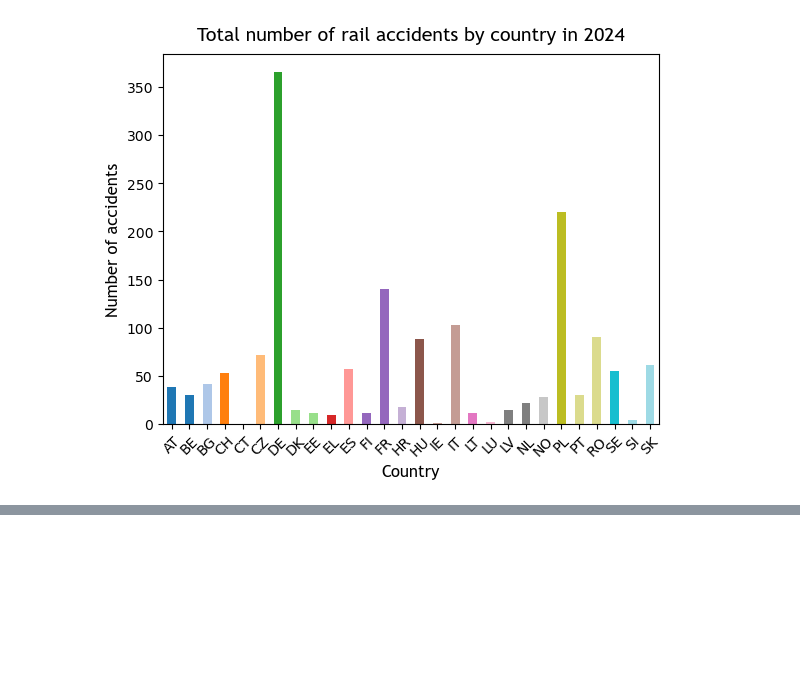
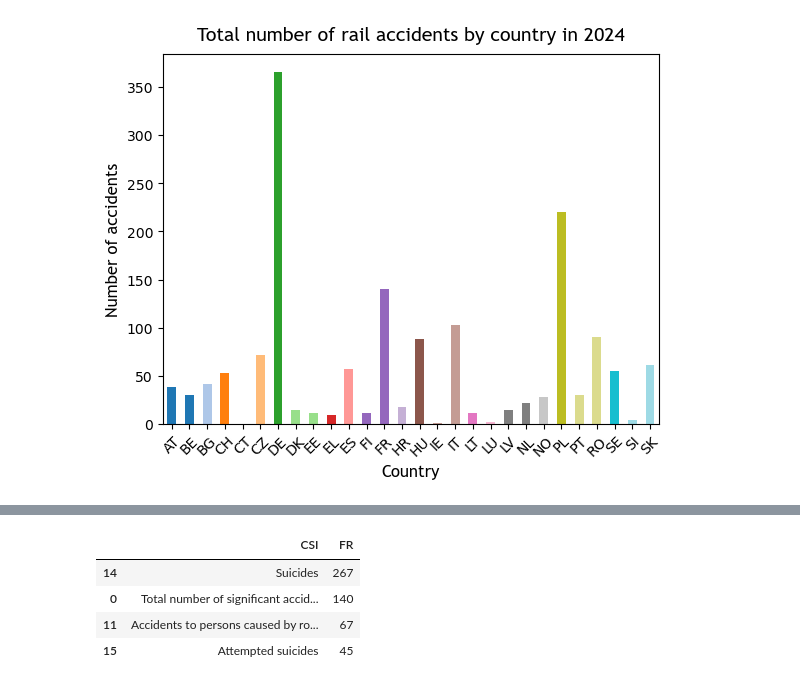
Before and after one commit to aedpluto/train-crashes, a Jupyter notebook: Train crashes in Europe.ipynb, the cells around one changed output, grey strips where cells are left out. Saved outputs shown, nothing was run; the diff lists cells and outputs as text; code cells hidden in the pictures; blank space fills up the shorter version.

```diff
--- a/Train crashes in Europe.ipynb
+++ b/Train crashes in Europe.ipynb
@@ -216,0 +250,10 @@ Here we can see that suicides and attempted suicides make up the lion's share of
+# %%
+# worst accidents in France
+france_atype_isolated = incidents2024[["CSI", "FR"]]
+france_atype_isolated.sort_values(by=["FR"], ascending=False).head(4)
+# %% [output]
+|  | CSI | FR |
+| 14 | Suicides | 267 |
+| 0 | Total number of significant accid... | 140 |
+| 11 | Accidents to persons caused by ro... | 67 |
+| 15 | Attempted suicides | 45 |
```
Also changed, not shown: parts of 14 cells of this notebook.
